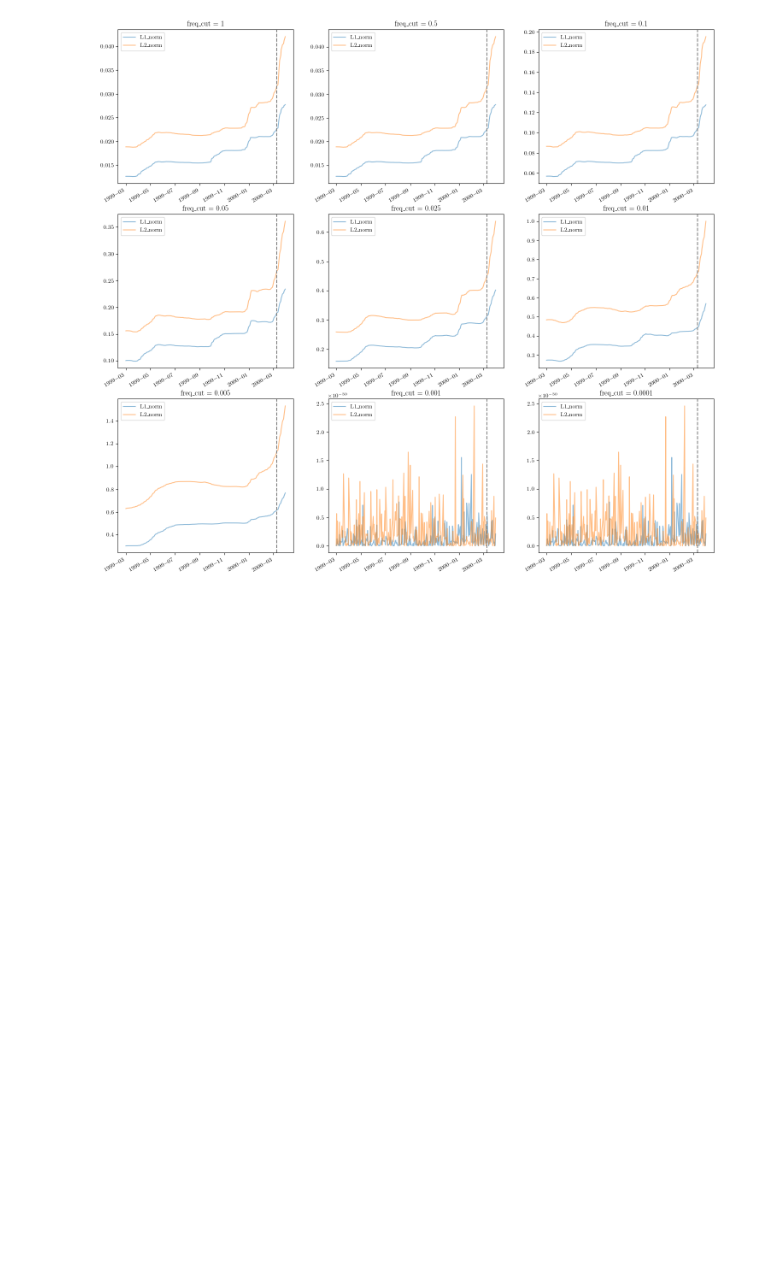
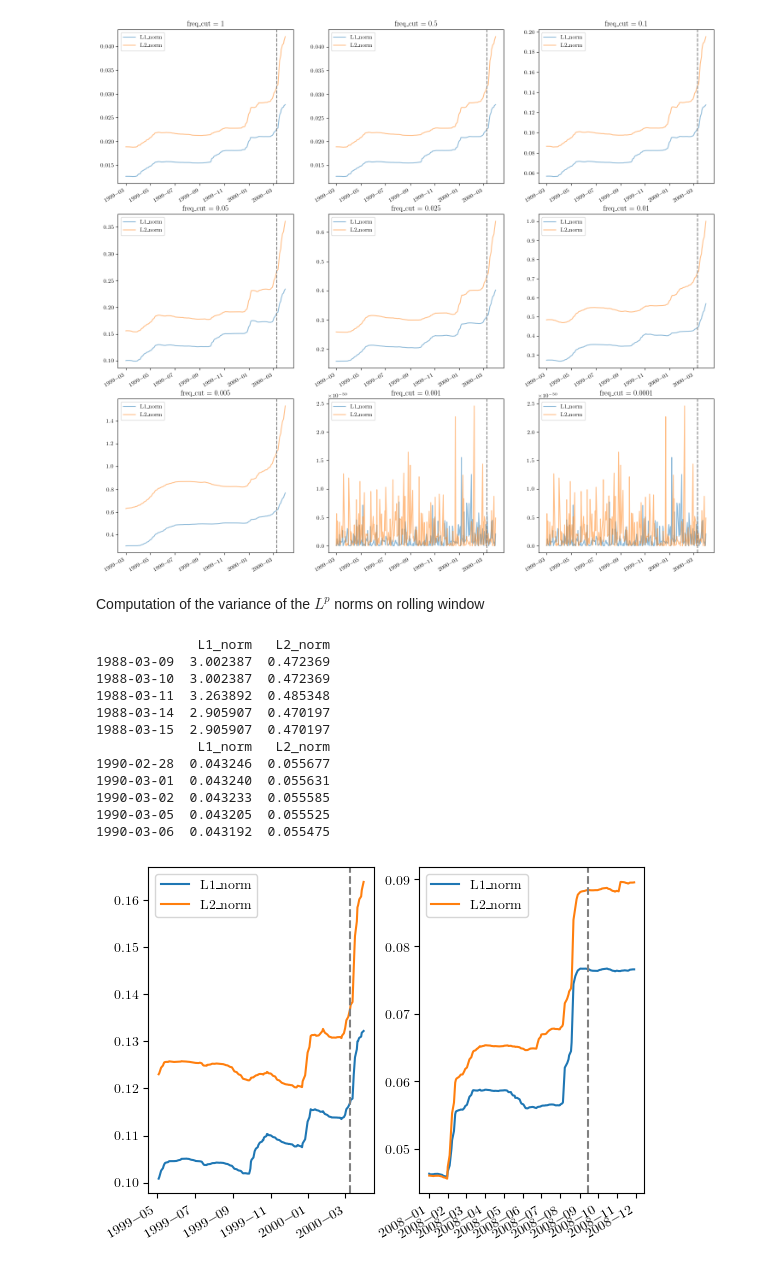
Before and after one commit to FloerHogy/FinancialTimeSeriesTDA, a Jupyter notebook: Project TDA/ProjectTDA.ipynb, the cells around one changed output. Cells and saved outputs as stored; diff of their text form; code cells hidden in the pictures; blank space fills up the shorter version.

Commit message:
Add plots of variance of Lp norms

```diff
--- a/Project TDA/ProjectTDA.ipynb
+++ b/Project TDA/ProjectTDA.ipynb
@@ -738,3 +738,31 @@ for i in range(3):
 plt.show()
 # %% [output]
 [figure]
+# %% [markdown]
+Computation of the variance of the $L^p$ norms on rolling window
+# %%
+std_norms= norms_normalized.rolling(500).std().dropna()
+print(Norms_ln.head())
+print(std_norms.head())
+
+fig, axs = plt.subplots(1,2)
+
+std_norms['1999-05': '2000-03'].plot(ax = axs[0])
+std_norms['2008-01': '2008-11'].plot(ax = axs[1])
+axs[1].axvline(x = '2008-09-15', color = 'grey', linestyle = '--')
+axs[0].axvline(x = '2000-03-09', color = 'grey', linestyle = '--')
+plt.show()
+# %% [output]
+             L1_norm   L2_norm
+1988-03-09  3.002387  0.472369
+1988-03-10  3.002387  0.472369
+1988-03-11  3.263892  0.485348
+1988-03-14  2.905907  0.470197
+1988-03-15  2.905907  0.470197
+             L1_norm   L2_norm
+1990-02-28  0.043246  0.055677
+1990-03-01  0.043240  0.055631
+1990-03-02  0.043233  0.055585
+1990-03-05  0.043205  0.055525
+1990-03-06  0.043192  0.055475
+[figure, added]
```
Also changed, not shown: parts of 4 cells of this notebook.
